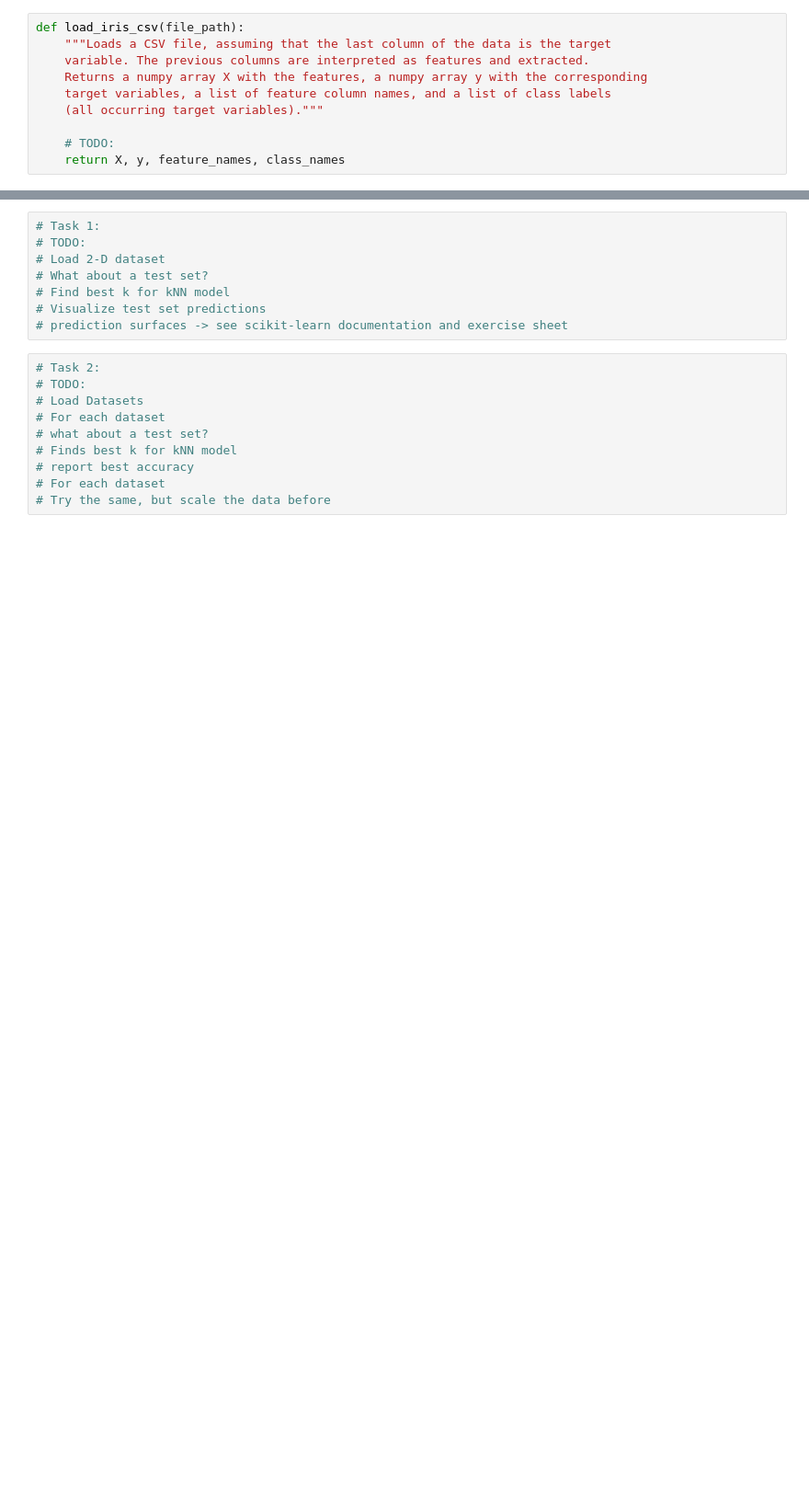
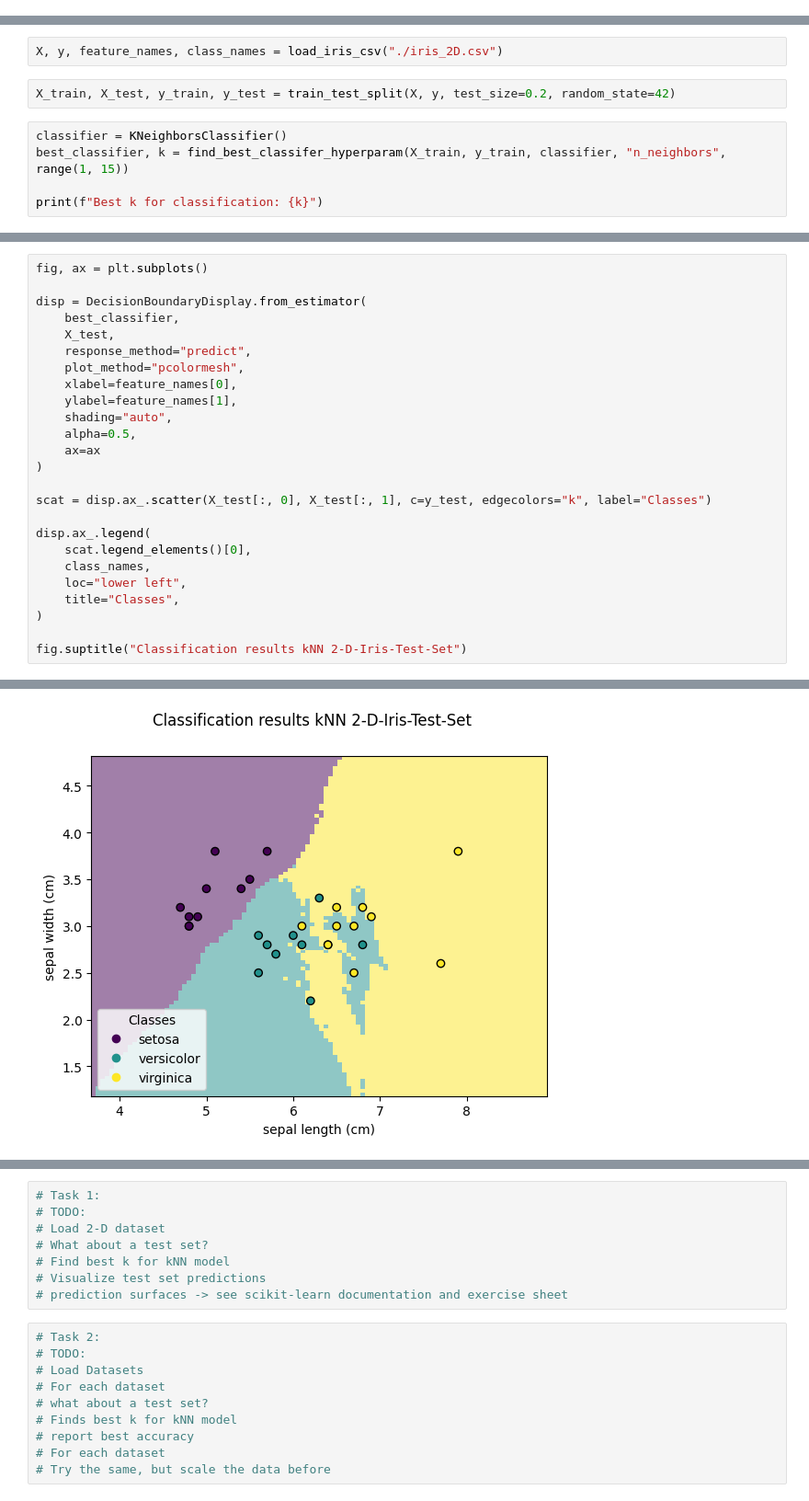
Before and after one commit to CodeLikeObama/Introduction-to-Machine-learning, a Jupyter notebook: Uebung05/kNN_classification.ipynb, the cells around one changed output, grey strips where cells are left out. Shown at 92% size. Drawn from its saved outputs; the diff is of its cells as text; blank space fills up the shorter version.

```diff
--- a/Uebung05/kNN_classification.ipynb
+++ b/Uebung05/kNN_classification.ipynb
@@ -9,12 +13,2 @@ from matplotlib import pyplot as plt
 
 from glob import glob
-# %%
-def load_iris_csv(file_path):
-    """Loads a CSV file, assuming that the last column of the data is the target
-    variable. The previous columns are interpreted as features and extracted.
-    Returns a numpy array X with the features, a numpy array y with the corresponding
-    target variables, a list of feature column names, and a list of class labels
-    (all occurring target variables)."""
-
-    # TODO:
-    return X, y, feature_names, class_names
@@ -53,0 +97,9 @@ def find_best_classifer_hyperparam(
+# %%
+X, y, feature_names, class_names = load_iris_csv("./iris_2D.csv")
+# %%
+X_train, X_test, y_train, y_test = train_test_split(X, y, test_size=0.2, random_state=42)
+# %%
+classifier = KNeighborsClassifier()
+best_classifier, k = find_best_classifer_hyperparam(X_train, y_train, classifier, "n_neighbors", range(1, 15))
+
+print(f"Best k for classification: {k}")
@@ -53,0 +108,26 @@ def find_best_classifer_hyperparam(
+# %%
+fig, ax = plt.subplots()
+
+disp = DecisionBoundaryDisplay.from_estimator(
+    best_classifier,
+    X_test,
+    response_method="predict",
+    plot_method="pcolormesh",
+    xlabel=feature_names[0],
+    ylabel=feature_names[1],
+    shading="auto",
+    alpha=0.5,
+    ax=ax
+)
+
+scat = disp.ax_.scatter(X_test[:, 0], X_test[:, 1], c=y_test, edgecolors="k", label="Classes")
+
+disp.ax_.legend(
+    scat.legend_elements()[0],
+    class_names,
+    loc="lower left",
+    title="Classes",
+)
+
+fig.suptitle("Classification results kNN 2-D-Iris-Test-Set")
+# %% [output]
@@ -53,0 +135 @@ def find_best_classifer_hyperparam(
+[figure, added]
```
Also changed, not shown: parts of 14 cells of this notebook.
